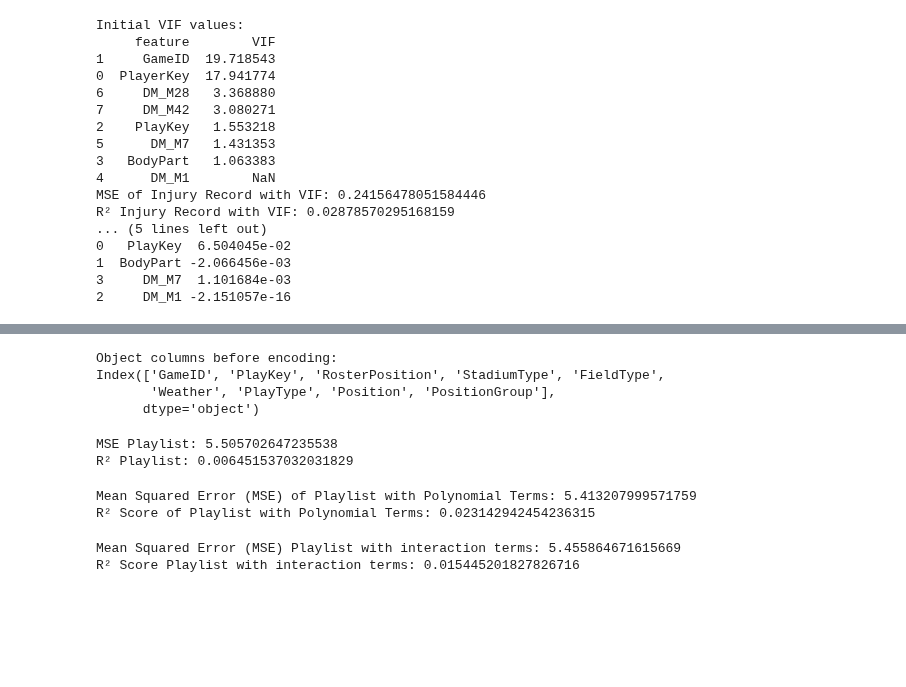
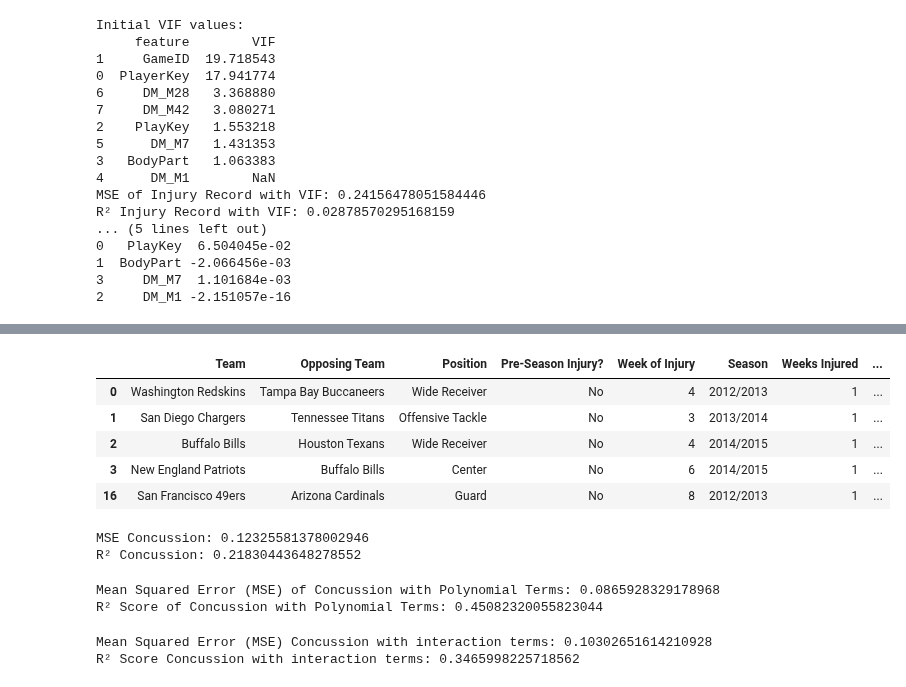
Before and after one commit to hnm15/capstone, a Jupyter notebook: Wk1-JupyterNotebook-Metcalf.ipynb, the cells around one changed output, grey strips where cells are left out. Drawn from its saved outputs; the diff is of its cells as text; code cells hidden in the pictures; blank space fills up the shorter version.

```diff
--- a/Wk1-JupyterNotebook-Metcalf.ipynb
+++ b/Wk1-JupyterNotebook-Metcalf.ipynb
@@ -399,44 +403,48 @@ The last dataset, PlayList, "contains information about each player-play in the
+# %%
+df_concussion = pd.read_csv("Concussion Injuries 2012-2014 (1).csv")
+# %%
+df_clean_concussion = df_concussion.drop(columns=['ID', 'Player', 'Game', 'Date', 'Winning Team?', 'Unknown Injury?'])
+df_clean_concussion = df_clean_concussion.dropna()
+
+df_clean_concussion.head()
+# %% [output]
+|  | Team | Opposing Team | Position | Pre-Season Injury? | Week of Injury | Season | Weeks Injured | ... |
+| 0 | Washington Redskins | Tampa Bay Buccaneers | Wide Receiver | No | 4 | 2012/2013 | 1 | ... |
+| 1 | San Diego Chargers | Tennessee Titans | Offensive Tackle | No | 3 | 2013/2014 | 1 | ... |
+| 2 | Buffalo Bills | Houston Texans | Wide Receiver | No | 4 | 2014/2015 | 1 | ... |
+| 3 | New England Patriots | Buffalo Bills | Center | No | 6 | 2014/2015 | 1 | ... |
+| 16 | San Francisco 49ers | Arizona Cardinals | Guard | No | 8 | 2012/2013 | 1 | ... |
 # %%
-df_playlist = pd.read_csv("PlayList.csv")
-
 label_encoder = LabelEncoder()
 
-print("Object columns before encoding:")
-print(df_playlist.select_dtypes(include=['object']).columns)
 
-for col in df_playlist.select_dtypes(include=['object']).columns:
-    df_playlist[col] = label_encoder.fit_transform(df_playlist[col].astype(str))
+for col in df_clean_concussion.select_dtypes(include=['object']).columns:
+    df_clean_concussion[col] = label_encoder.fit_transform(df_clean_concussion[col].astype(str))
 
+target_column = 'Reported Injury Type'
+X_concussion = df_clean_concussion.drop(columns=[target_column])
+y_concussion = df_clean_concussion[target_column]
 
-target_column = 'PlayType'
-X_playlist = df_playlist.drop(columns=[target_column])
-y_playlist = df_playlist[target_column]
-
-X_train, X_test, y_train, y_test = train_test_split(X_playlist, y_playlist, test_size=0.2, random_state=42)
+X_train, X_test, y_train, y_test = train_test_split(X_concussion, y_concussion, test_size=0.2, random_state=42)
 
 scaler = StandardScaler()
 X_train_scaled = scaler.fit_transform(X_train)
 X_test_scaled = scaler.transform(X_test)
-# %% [output]
-Object columns before encoding:
-Index(['GameID', 'PlayKey', 'RosterPosition', 'StadiumType', 'FieldType',
-       'Weather', 'PlayType', 'Position', 'PositionGroup'],
-      dtype='object')
 # %%
-#Playlist linear regression with categorical and continuous features
+#Concussion linear regression with categorical and continuous features
 model = LinearRegression()
 model.fit(X_train_scaled, y_train)
 
 y_pred_train = model.predict(X_train_scaled)
 
 from sklearn.metrics import mean_squared_error, r2_score
-print("MSE Playlist:", mean_squared_error(y_train, y_pred_train))
-print("R² Playlist:", r2_score(y_train, y_pred_train))
+print("MSE Concussion:", mean_squared_error(y_train, y_pred_train))
+print("R² Concussion:", r2_score(y_train, y_pred_train))
 # %% [output]
-MSE Playlist: 5.505702647235538
-R² Playlist: 0.006451537032031829
+MSE Concussion: 0.12325581378002946
+R² Concussion: 0.21830443648278552
 # %%
-#Playlist linear regression with polynomial terms
+#Concussion linear regression with polynomial terms
 poly = PolynomialFeatures(degree=2, include_bias=False)
 X_train_poly = poly.fit_transform(X_train_scaled)
 X_test_poly = poly.transform(X_test_scaled)
@@ -449,13 +457,13 @@ y_train_pred = model.predict(X_train_poly)
 mse = mean_squared_error(y_train, y_train_pred)
 r2 = r2_score(y_train, y_train_pred)
 
-print("Mean Squared Error (MSE) of Playlist with Polynomial Terms:", mse)
-print("R² Score of Playlist with Polynomial Terms:", r2)
+print("Mean Squared Error (MSE) of Concussion with Polynomial Terms:", mse)
+print("R² Score of Concussion with Polynomial Terms:", r2)
 # %% [output]
-Mean Squared Error (MSE) of Playlist with Polynomial Terms: 5.413207999571759
-R² Score of Playlist with Polynomial Terms: 0.023142942454236315
+Mean Squared Error (MSE) of Concussion with Polynomial Terms: 0.0865928329178968
+R² Score of Concussion with Polynomial Terms: 0.45082320055823044
 # %%
-#Playlist linear regression with interaction terms
+#Concussion linear regression with interaction terms
 
 interaction = PolynomialFeatures(degree=2, include_bias=False, interaction_only=True)
 X_train_interact = interaction.fit_transform(X_train_scaled)
@@ -468,9 +476,9 @@ y_train_pred = model.predict(X_train_interact)
 mse_train = mean_squared_error(y_train, y_train_pred)
 r2_train = r2_score(y_train, y_train_pred)
 
-print("Mean Squared Error (MSE) Playlist with interaction terms:", mse_train)
-print("R² Score Playlist with interaction terms:", r2_train)
+print("Mean Squared Error (MSE) Concussion with interaction terms:", mse_train)
+print("R² Score Concussion with interaction terms:", r2_train)
 # %% [output]
-Mean Squared Error (MSE) Playlist with interaction terms: 5.455864671615669
-R² Score Playlist with interaction terms: 0.015445201827826716
+Mean Squared Error (MSE) Concussion with interaction terms: 0.10302651614210928
+R² Score Concussion with interaction terms: 0.3465998225718562
 # %%
```
Also changed, not shown: parts of 5 cells of this notebook, 2 other files.
